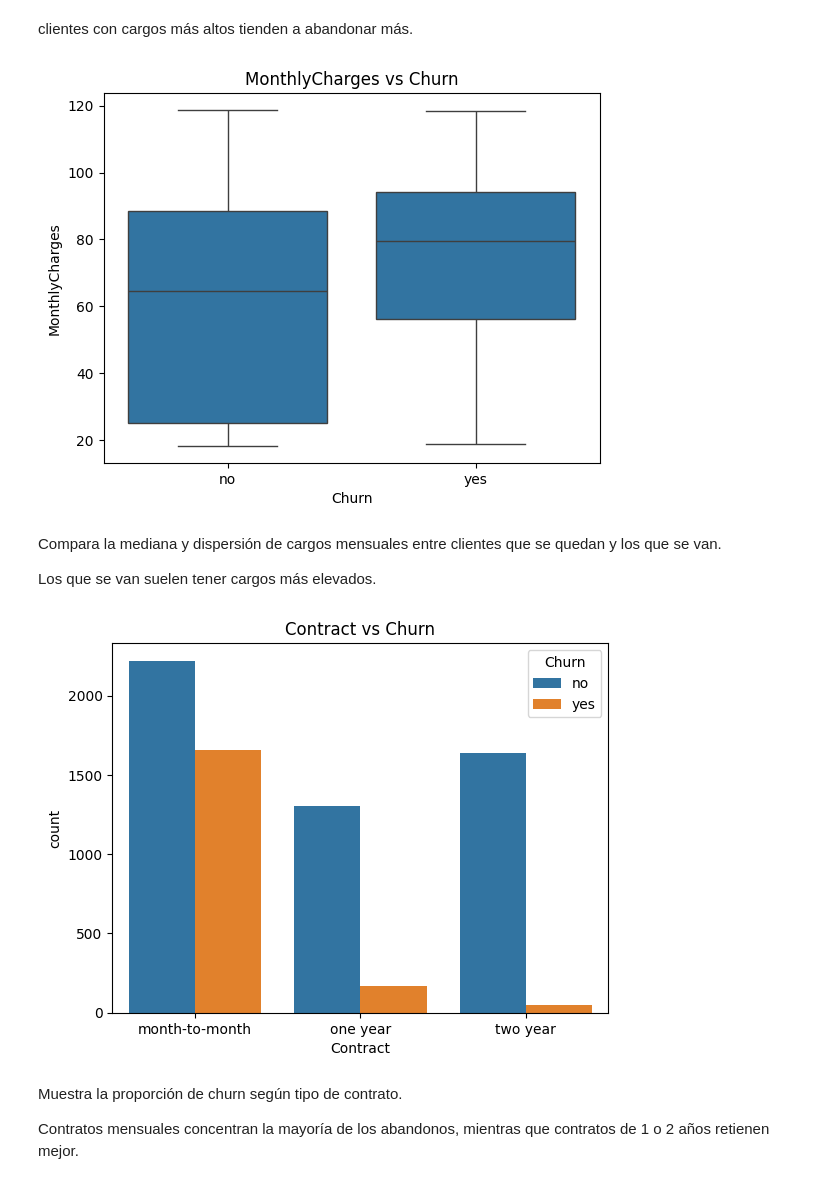
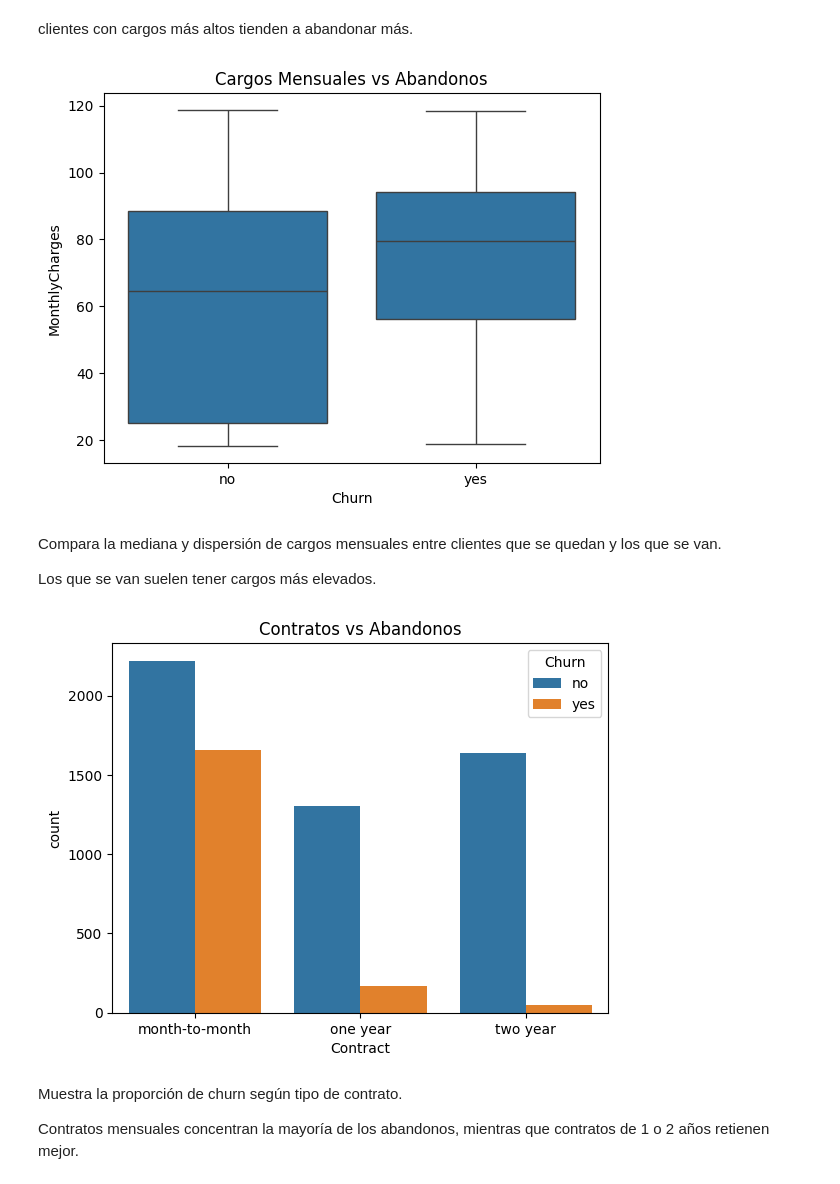
Before and after one commit to carlosisaza/piv_2025_2, a Jupyter notebook: src/proyecto_integrador/graficos.ipynb, the cells around one changed output. Saved outputs shown, nothing was run; the diff lists cells and outputs as text; code cells hidden in the pictures.

```diff
--- a/src/proyecto_integrador/graficos.ipynb
+++ b/src/proyecto_integrador/graficos.ipynb
@@ -25,10 +25,10 @@ clientes con cargos más altos tienden a abandonar más.
 # %%
 # Boxplot MonthlyCharges vs Churn
 sns.boxplot(x='Churn', y='MonthlyCharges', data=df_3)
-plt.title("MonthlyCharges vs Churn")
+plt.title("Cargos Mensuales vs Abandonos")
 plt.show()
 # %% [output]
-[figure, old version]
+[figure, new version]
 # %% [markdown]
 Compara la mediana y dispersión de cargos mensuales entre clientes que se quedan y los que se van.
 
@@ -36,10 +36,10 @@ Los que se van suelen tener cargos más elevados.
 # %%
 # Barplot Contract vs Churn
 sns.countplot(x='Contract', hue='Churn', data=df_3)
-plt.title("Contract vs Churn")
+plt.title("Contratos vs Abandonos")
 plt.show()
 # %% [output]
-[figure, old version]
+[figure, new version]
 # %% [markdown]
 Muestra la proporción de churn según tipo de contrato.
 
```
Also changed, not shown: parts of 1 cell of this notebook.
